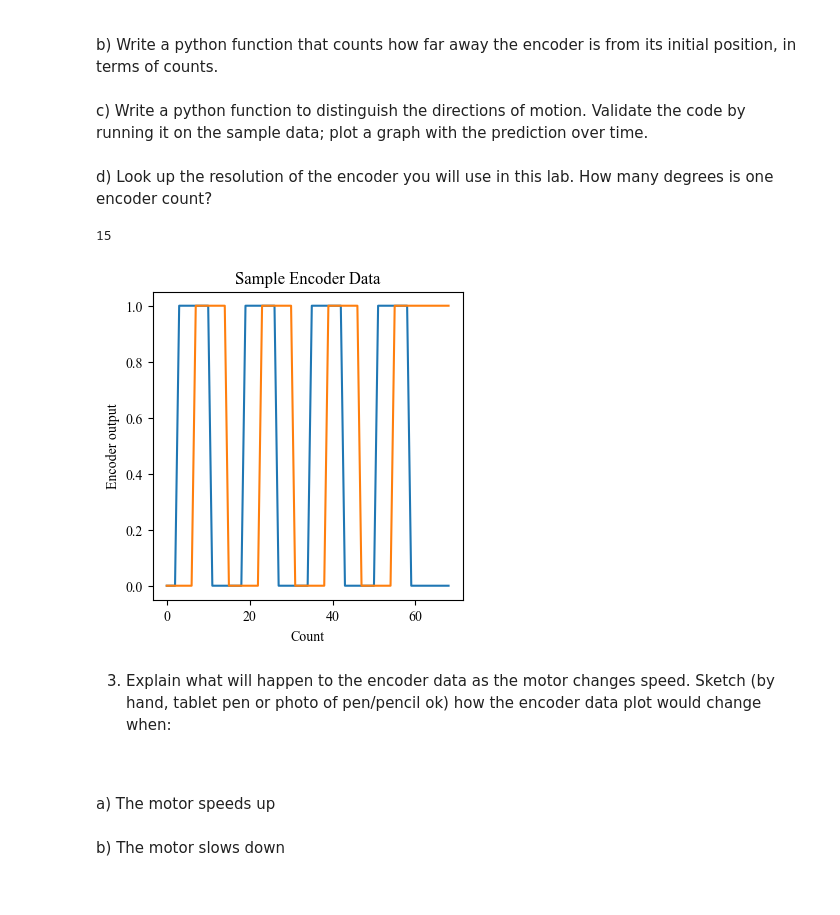
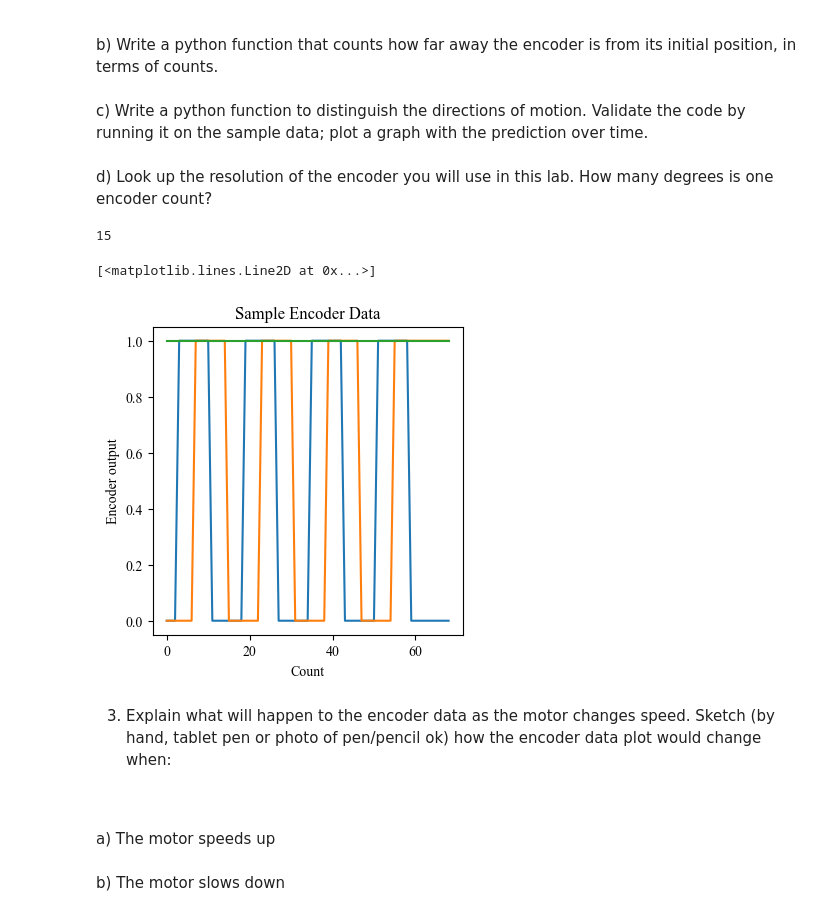
Before and after one commit to mon05mon05/MECH-383-Labs, a Jupyter notebook: Lab 3/Lab 3 Report.ipynb, the cells around one changed output. Drawn from its saved outputs; the diff is of its cells as text; code cells hidden in the pictures.

```diff
--- a/Lab 3/Lab 3 Report.ipynb
+++ b/Lab 3/Lab 3 Report.ipynb
@@ -67,11 +67,11 @@ Submit all pre-lab questions and code one week before you attempt your lab.
 
 SAMPLE_DATA_PATH = "sample_data.csv"
 
-data = np.array(pd.read_csv(SAMPLE_DATA_PATH)).transpose()
+datas = np.array(pd.read_csv(SAMPLE_DATA_PATH)).transpose()
 
-xs = np.arange(len(data[0]))
-ys1 = data[0]
-ys2 = data[1]
+xs = np.arange(len(datas[0]))
+ys1 = datas[0]
+ys2 = datas[1]
 
 fig1,ax1 = plt.subplots(figsize=(4,4))
 ax1.set(
@@ -80,39 +80,57 @@ ax1.set(
     ylabel = "Encoder output"
 )
 
 ax1.plot(xs, ys1)
 ax1.plot(xs, ys2)
 plt.show
 
 
 # b) Counting encoder position
 
 def position_counter(datas:np.array):
     count = 0
     last_value = 0
     for data in datas:
         for value in data:
             if value != last_value:
                 count+=1
             last_value = value
 
     return count
 
 print(position_counter(data))
 
 
 # c) Distinguishing direction
 
-def get_direction(datas:np.array):
+def get_directions(datas:np.array):
+    ys1 = datas[0]
+    ys2 = datas[1]
     # Let 1 be CCW and 0 be CW
-    direction = []
-    for i in range(len(datas[0])):
+    directions = []
+    for i in range(len(ys1)):
+        direction = 1
+        try:
+            if ys1[i]>ys1[i-1]:
+                if ys2[i] == 0:
+                    direction = 1
+                else:
+                    direction = 0
+            elif ys1[i]<ys1[i-1]:
+                if ys2[i] == 0:
+                    direction = 0
+                else:
+                    direction = 1
+        except IndexError:
+            direction=1
+        directions.append(direction)
+    return directions
 
-        direction.append(1)
-    return direction
+ax1.plot(xs, get_directions(datas))
 # %% [output]
 15
+[<matplotlib.lines.Line2D at 0x...>]
-[figure, old version]
+[figure, new version]
 # %% [markdown]
 
 3. Explain what will happen to the encoder data as the motor changes speed. Sketch (by hand, tablet pen or photo of pen/pencil ok) how the encoder data plot would change when:
```
Also changed, not shown: 1 other file.
